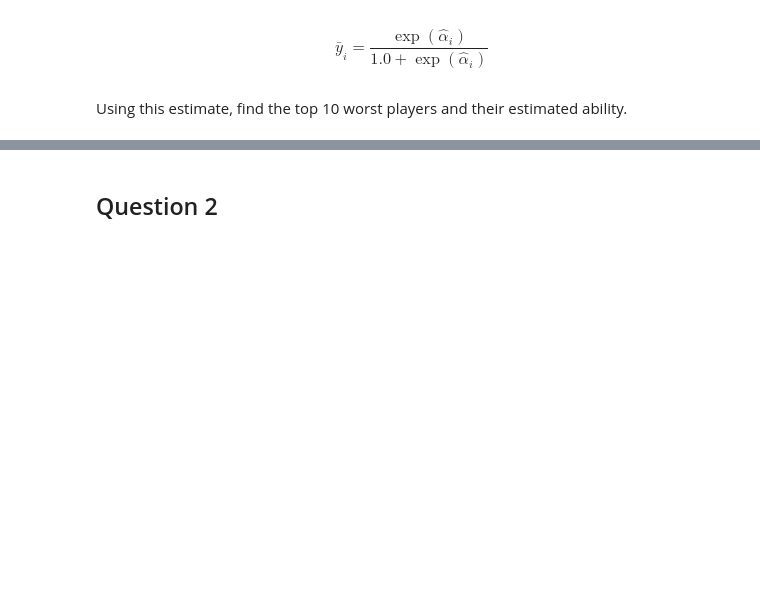
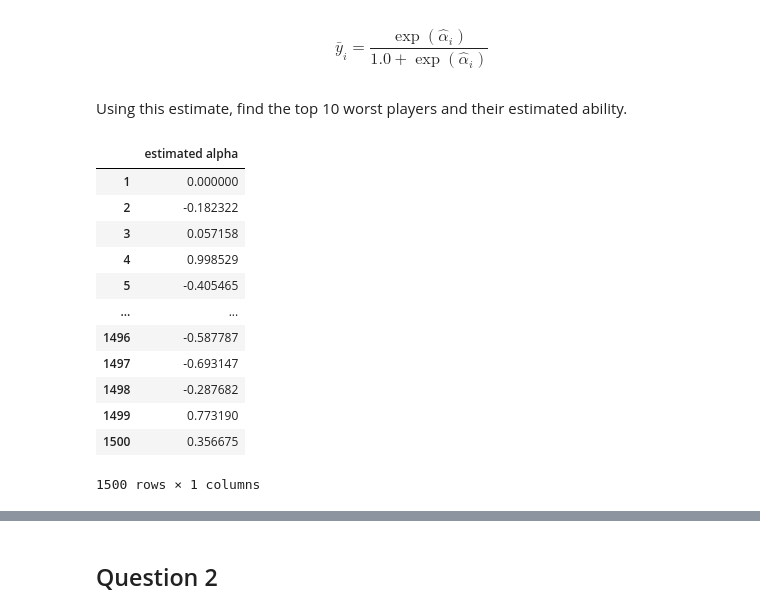
Before and after one commit to finateautomata/BayesianLearning, a Jupyter notebook: Assignment/assignment1/assignment1.ipynb, the cells around one changed output, grey strips where cells are left out. Saved outputs shown, nothing was run; the diff lists cells and outputs as text; code cells hidden in the pictures; blank space fills up the shorter version.

```diff
--- a/Assignment/assignment1/assignment1.ipynb
+++ b/Assignment/assignment1/assignment1.ipynb
@@ -30,0 +39,26 @@ Using this estimate, find the top 10 worst players and their estimated ability.
+# %%
+temp_list = []
+for i in range(1, 1501):
+
+    yBar = np.mean(dat[dat['player'] == i].y)
+    alphaEst = np.log(yBar / (1 - yBar))
+    temp_list.append(alphaEst)
+
+# res is the dataframe collects all the estimated alpha
+res_Q1 = pd.DataFrame(temp_list, columns=['estimated alpha'])
+res_Q1.index += 1
+res_Q1
+# %% [output]
+|  | estimated alpha |
+| 1 | 0.000000 |
+| 2 | -0.182322 |
+| 3 | 0.057158 |
+| 4 | 0.998529 |
+| 5 | -0.405465 |
+| ... | ... |
+| 1496 | -0.587787 |
+| 1497 | -0.693147 |
+| 1498 | -0.287682 |
+| 1499 | 0.773190 |
+| 1500 | 0.356675 |
+1500 rows × 1 columns
```
Also changed, not shown: parts of 24 cells of this notebook, 5 other files.
